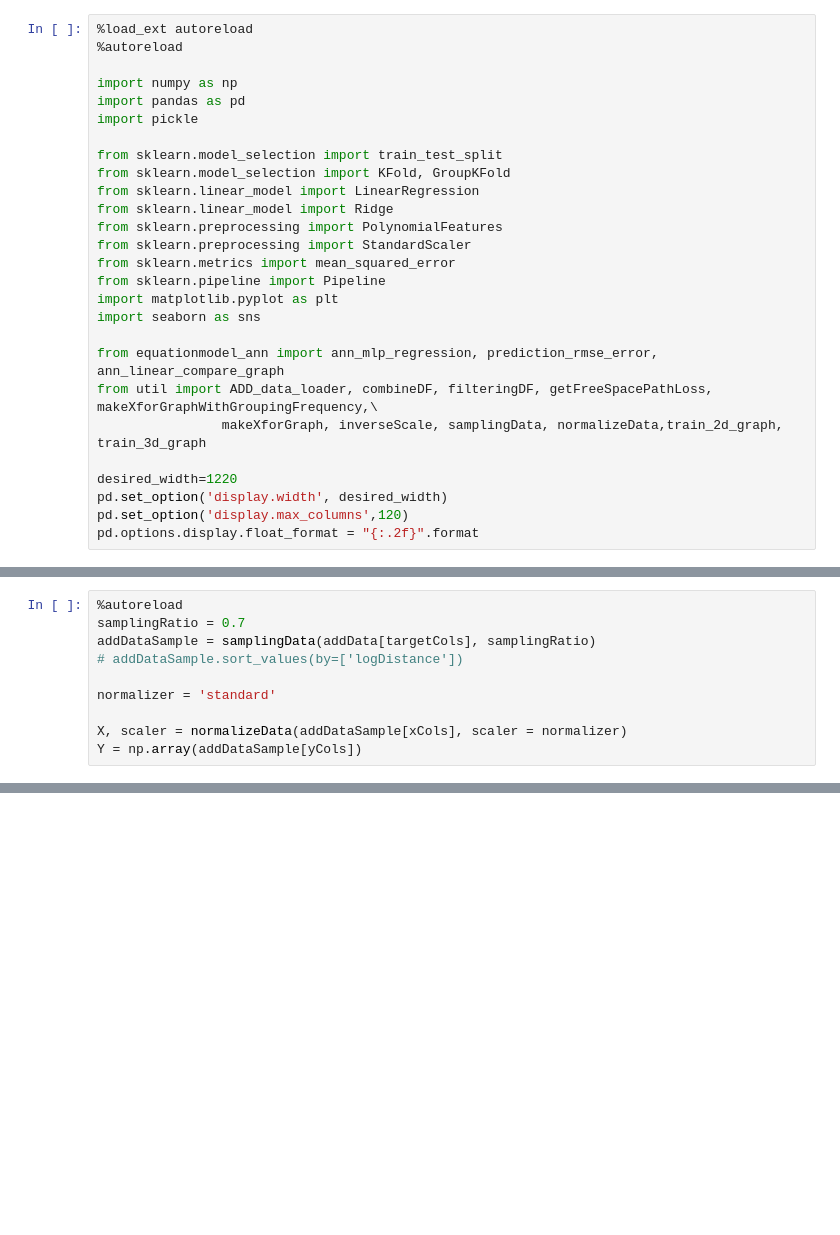
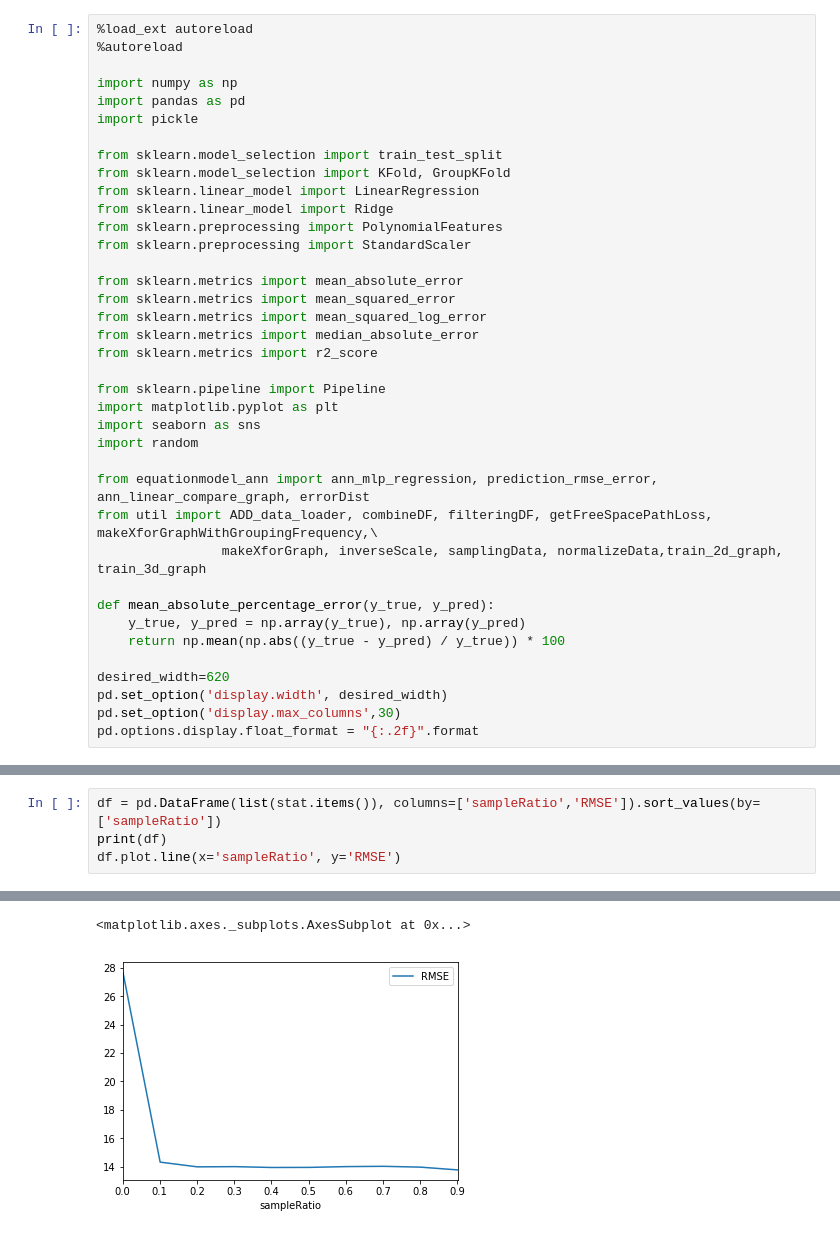
Before and after one commit to chanship72/pathloss, a Jupyter notebook: EquationModeling/EM_featureEngineering.ipynb, the cells around one changed output, grey strips where cells are left out. Drawn from its saved outputs; the diff is of its cells as text; blank space fills up the shorter version.

```diff
--- a/EquationModeling/EM_featureEngineering.ipynb
+++ b/EquationModeling/EM_featureEngineering.ipynb
@@ -12,16 +12,27 @@ from sklearn.linear_model import LinearRegression
 from sklearn.linear_model import Ridge
 from sklearn.preprocessing import PolynomialFeatures
 from sklearn.preprocessing import StandardScaler
+
+from sklearn.metrics import mean_absolute_error
 from sklearn.metrics import mean_squared_error
+from sklearn.metrics import mean_squared_log_error
+from sklearn.metrics import median_absolute_error
+from sklearn.metrics import r2_score
+
 from sklearn.pipeline import Pipeline
 import matplotlib.pyplot as plt
 import seaborn as sns
+import random
 
-from equationmodel_ann import ann_mlp_regression, prediction_rmse_error, ann_linear_compare_graph
+from equationmodel_ann import ann_mlp_regression, prediction_rmse_error, ann_linear_compare_graph, errorDist
 from util import ADD_data_loader, combineDF, filteringDF, getFreeSpacePathLoss, makeXforGraphWithGroupingFrequency,\
                 makeXforGraph, inverseScale, samplingData, normalizeData,train_2d_graph, train_3d_graph
 
-desired_width=1220
+def mean_absolute_percentage_error(y_true, y_pred):
+    y_true, y_pred = np.array(y_true), np.array(y_pred)
+    return np.mean(np.abs((y_true - y_pred) / y_true)) * 100
+
+desired_width=620
 pd.set_option('display.width', desired_width)
-pd.set_option('display.max_columns',120)
+pd.set_option('display.max_columns',30)
 pd.options.display.float_format = "{:.2f}".format
@@ -109,10 +387,0 @@ pathloss                      0.21927       0.50766     0.22714
-# %%
-%autoreload
-samplingRatio = 0.7
-addDataSample = samplingData(addData[targetCols], samplingRatio)
-# addDataSample.sort_values(by=['logDistance'])
-
-normalizer = 'standard'
-
-X, scaler = normalizeData(addDataSample[xCols], scaler = normalizer)
-Y = np.array(addDataSample[yCols])
@@ -150,0 +460,5 @@ PCA(copy=True, iterated_power='auto', n_components=None, random_state=None,
+# %%
+df = pd.DataFrame(list(stat.items()), columns=['sampleRatio','RMSE']).sort_values(by=['sampleRatio'])
+print(df)
+df.plot.line(x='sampleRatio', y='RMSE')
+# %% [output]
@@ -150,0 +476,2 @@ PCA(copy=True, iterated_power='auto', n_components=None, random_state=None,
+<matplotlib.axes._subplots.AxesSubplot at 0x...>
+[figure, added]
```
Also changed, not shown: parts of 13 cells of this notebook, 19 other files.
